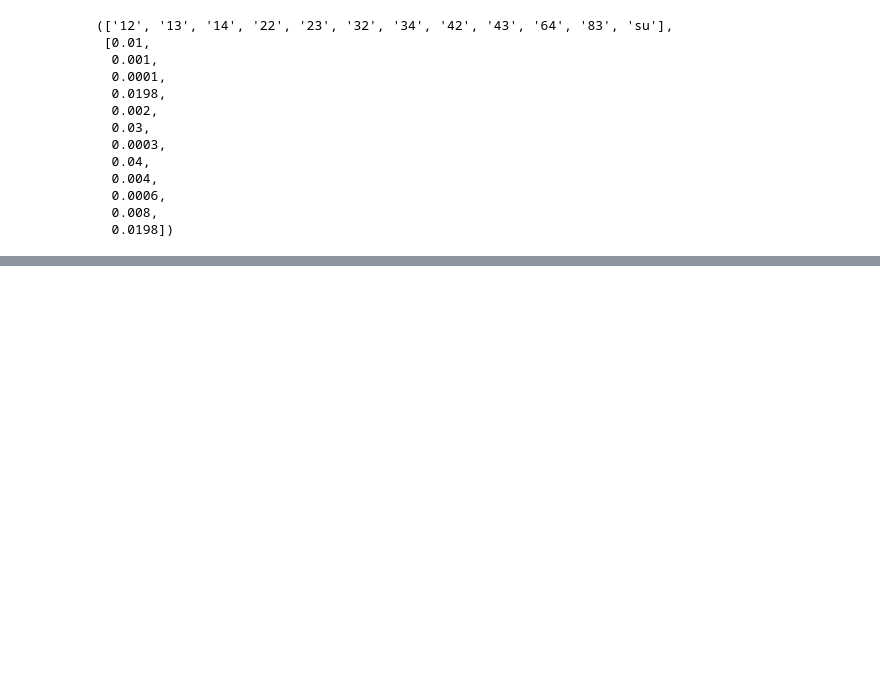
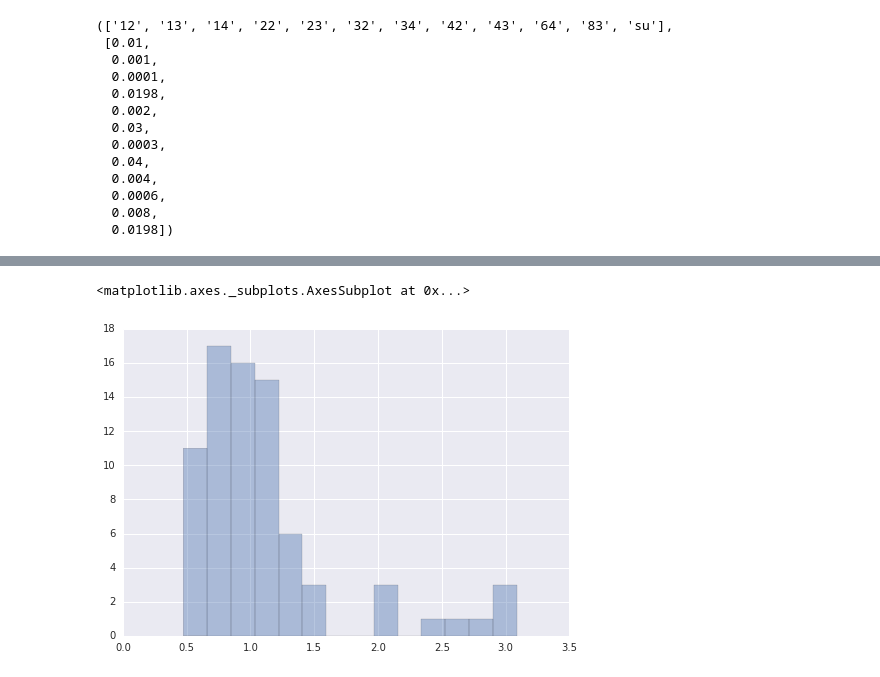
Before and after one commit to gemunu/Thesis, a Jupyter notebook: MT_efficiency.ipynb, the cells around one changed output, grey strips where cells are left out. Cells and saved outputs as stored; diff of their text form; code cells hidden in the pictures; blank space fills up the shorter version.

```diff
--- a/MT_efficiency.ipynb
+++ b/MT_efficiency.ipynb
@@ -181,5 +181,5 @@ track.head()
 # %%
-bsr = []
+bsr, massT = [], []
 for r1,c1 in wdparas.iterrows():
     tef, feh = sp.log10(c1['Teff']), z_cal(c1['Fe/H'])
     closest_feh = min(bb, key=lambda x:abs(x-feh))
@@ -198,5 +198,5 @@ for r1,c1 in wdparas.iterrows():
             bsL = 10 ** (interpolate.spline(track['log(Te)'], track['log(L)'],tef))
             bsR = (bsL**(0.5)) * (5777/c1['Teff'])**2
             bsr.append(bsR)
-            print(minMassGain/massTrnsfered,bsR,bsL)
+            massT.append((minMassGain,massTrnsfered,bsR,bsL,bsMass))
 sp.savetxt('bsRs',bsr)
@@ -241,0 +203,2 @@ wdparas
+# %%
+massT = pd.DataFrame(massT)
@@ -241,0 +207,6 @@ wdparas
+# %%
+mm = massT.loc[massT[1] > 0]
+sns.distplot(mm[0]/mm[1],kde=None)
+# %% [output]
+<matplotlib.axes._subplots.AxesSubplot at 0x...>
+[figure, added]
```
Also changed, not shown: parts of 10 cells of this notebook.
